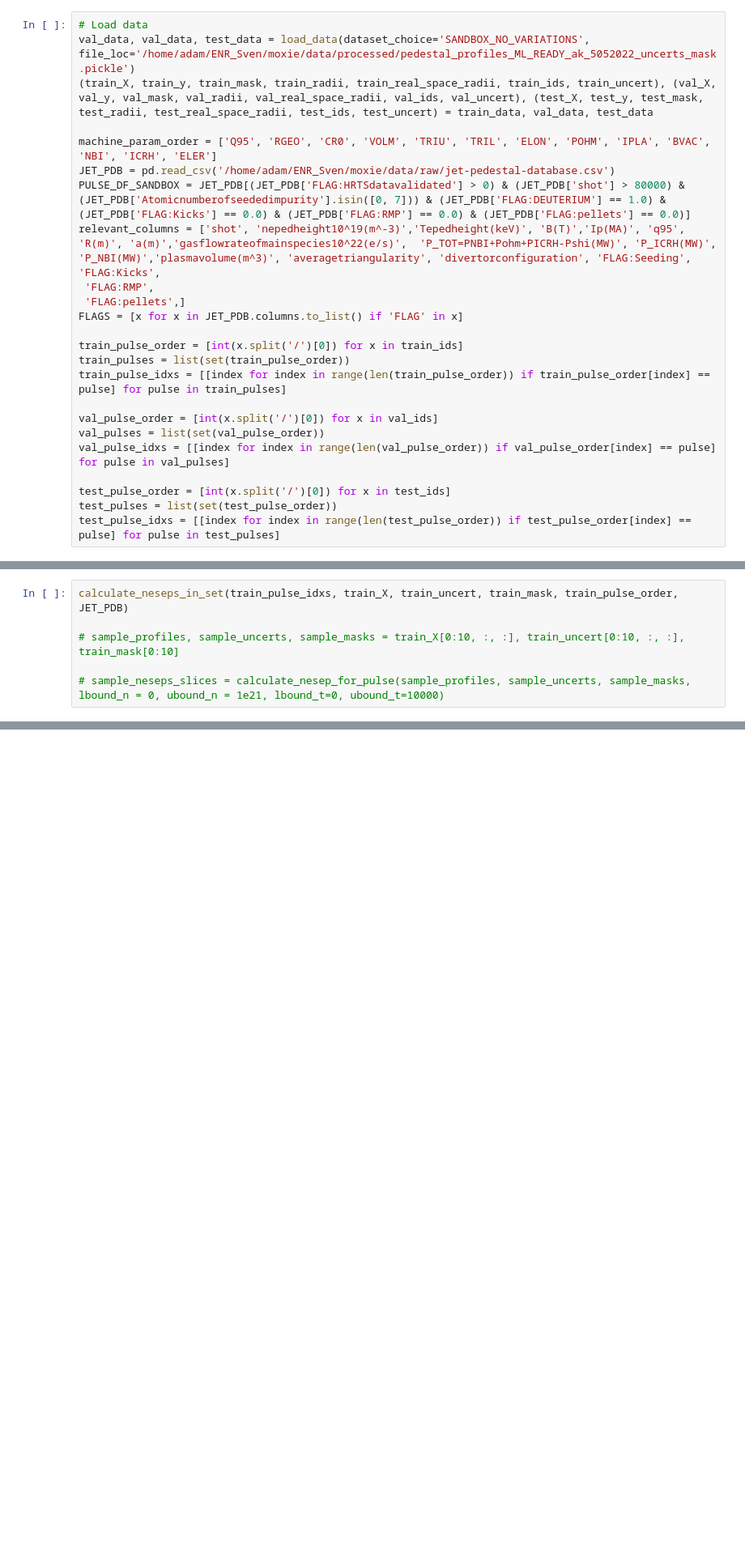
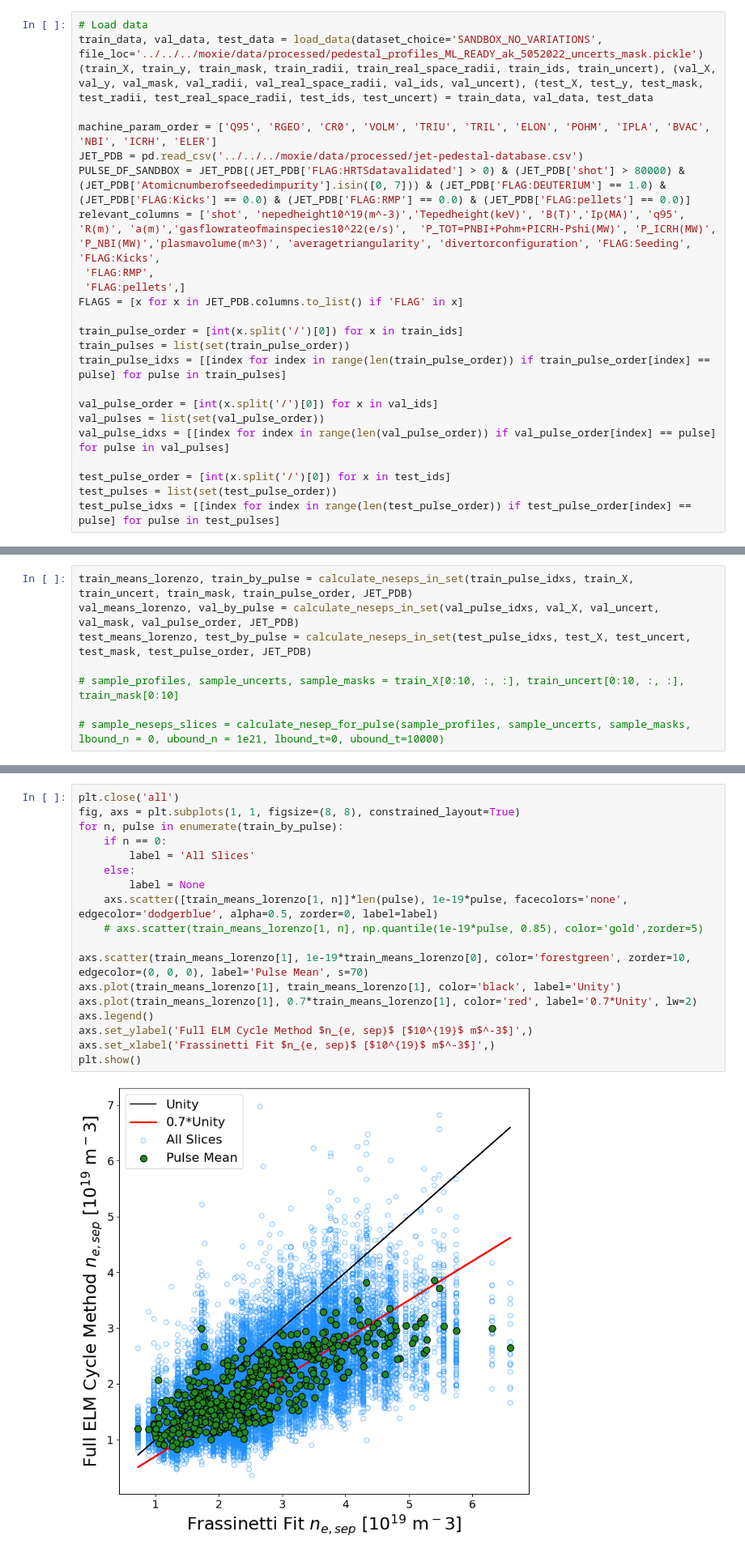
Before and after one commit to fusionby2030/moxie, a Jupyter notebook: experiments/Paper_Docs/nesep_approximation.ipynb, the cells around one changed output, grey strips where cells are left out. Shown at 81% size. Saved outputs shown, nothing was run; the diff lists cells and outputs as text; blank space fills up the shorter version.

Commit message:
weeeee, more nesep studies. I think trhe pred is shit.

```diff
--- a/experiments/Paper_Docs/nesep_approximation.ipynb
+++ b/experiments/Paper_Docs/nesep_approximation.ipynb
@@ -38,11 +38,11 @@ plt.rc('figure', titlesize=BIGGER_SIZE)  # fontsize of the figure title
 %matplotlib widget
 # %%
 # Load data
-val_data, val_data, test_data = load_data(dataset_choice='SANDBOX_NO_VARIATIONS', file_loc='/home/adam/ENR_Sven/moxie/data/processed/pedestal_profiles_ML_READY_ak_5052022_uncerts_mask.pickle')
+train_data, val_data, test_data = load_data(dataset_choice='SANDBOX_NO_VARIATIONS', file_loc='../../../moxie/data/processed/pedestal_profiles_ML_READY_ak_5052022_uncerts_mask.pickle')
 (train_X, train_y, train_mask, train_radii, train_real_space_radii, train_ids, train_uncert), (val_X, val_y, val_mask, val_radii, val_real_space_radii, val_ids, val_uncert), (test_X, test_y, test_mask, test_radii, test_real_space_radii, test_ids, test_uncert) = train_data, val_data, test_data
 
 machine_param_order = ['Q95', 'RGEO', 'CR0', 'VOLM', 'TRIU', 'TRIL', 'ELON', 'POHM', 'IPLA', 'BVAC', 'NBI', 'ICRH', 'ELER']
-JET_PDB = pd.read_csv('/home/adam/ENR_Sven/moxie/data/raw/jet-pedestal-database.csv')
+JET_PDB = pd.read_csv('../../../moxie/data/processed/jet-pedestal-database.csv')
 PULSE_DF_SANDBOX = JET_PDB[(JET_PDB['FLAG:HRTSdatavalidated'] > 0) & (JET_PDB['shot'] > 80000) & (JET_PDB['Atomicnumberofseededimpurity'].isin([0, 7])) & (JET_PDB['FLAG:DEUTERIUM'] == 1.0) & (JET_PDB['FLAG:Kicks'] == 0.0) & (JET_PDB['FLAG:RMP'] == 0.0) & (JET_PDB['FLAG:pellets'] == 0.0)]
 relevant_columns = ['shot', 'nepedheight10^19(m^-3)','Tepedheight(keV)', 'B(T)','Ip(MA)', 'q95',  'R(m)', 'a(m)','gasflowrateofmainspecies10^22(e/s)',  'P_TOT=PNBI+Pohm+PICRH-Pshi(MW)', 'P_ICRH(MW)', 'P_NBI(MW)','plasmavolume(m^3)', 'averagetriangularity', 'divertorconfiguration', 'FLAG:Seeding', 'FLAG:Kicks',
  'FLAG:RMP',
@@ -116,5 +128,7 @@ def calculate_neseps_in_set(set_ids, set_profiles, set_uncerts, set_masks, set_s
 # %%
-calculate_neseps_in_set(train_pulse_idxs, train_X, train_uncert, train_mask, train_pulse_order, JET_PDB)
+train_means_lorenzo, train_by_pulse = calculate_neseps_in_set(train_pulse_idxs, train_X, train_uncert, train_mask, train_pulse_order, JET_PDB)
+val_means_lorenzo, val_by_pulse = calculate_neseps_in_set(val_pulse_idxs, val_X, val_uncert, val_mask, val_pulse_order, JET_PDB)
+test_means_lorenzo, test_by_pulse = calculate_neseps_in_set(test_pulse_idxs, test_X, test_uncert, test_mask, test_pulse_order, JET_PDB)
 
 # sample_profiles, sample_uncerts, sample_masks = train_X[0:10, :, :], train_uncert[0:10, :, :], train_mask[0:10]
 
@@ -121,0 +145,20 @@ calculate_neseps_in_set(train_pulse_idxs, train_X, train_uncert, train_mask, tra
+# %%
+plt.close('all')
+fig, axs = plt.subplots(1, 1, figsize=(8, 8), constrained_layout=True)
+for n, pulse in enumerate(train_by_pulse):
+    if n == 0:
+        label = 'All Slices'
+    else:
+        label = None
+    axs.scatter([train_means_lorenzo[1, n]]*len(pulse), 1e-19*pulse, facecolors='none', edgecolor='dodgerblue', alpha=0.5, zorder=0, label=label)
+    # axs.scatter(train_means_lorenzo[1, n], np.quantile(1e-19*pulse, 0.85), color='gold',zorder=5)
+
+axs.scatter(train_means_lorenzo[1], 1e-19*train_means_lorenzo[0], color='forestgreen', zorder=10, edgecolor=(0, 0, 0), label='Pulse Mean', s=70)
+axs.plot(train_means_lorenzo[1], train_means_lorenzo[1], color='black', label='Unity')
+axs.plot(train_means_lorenzo[1], 0.7*train_means_lorenzo[1], color='red', label='0.7*Unity', lw=2)
+axs.legend()
+axs.set_ylabel('Full ELM Cycle Method $n_{e, sep}$ [$10^{19}$ m$^-3$]',)
+axs.set_xlabel('Frassinetti Fit $n_{e, sep}$ [$10^{19}$ m$^-3$]',)
+plt.show()
+# %% [output]
+[figure, added]
```
Also changed, not shown: parts of 9 cells of this notebook, 2 other files.
